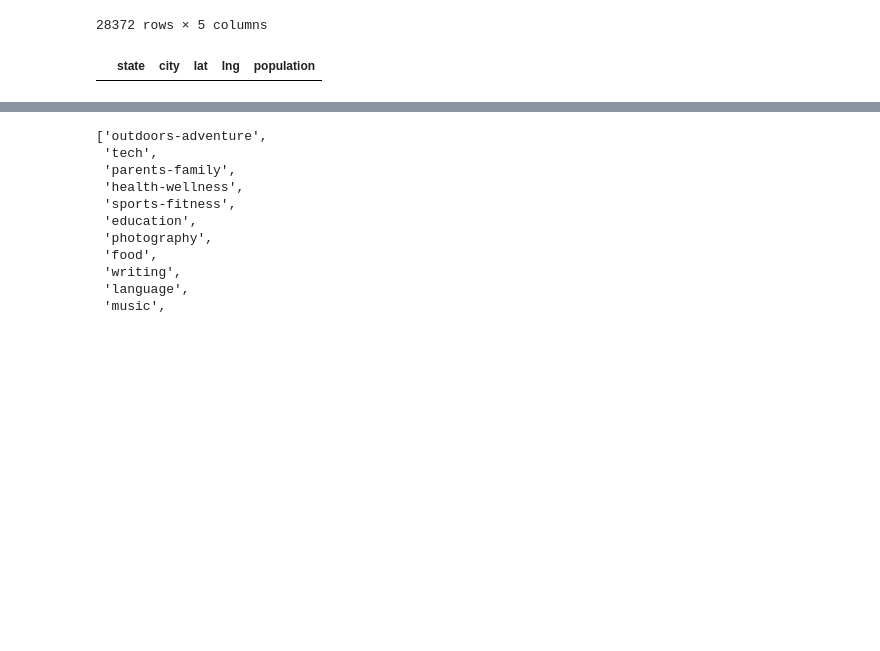
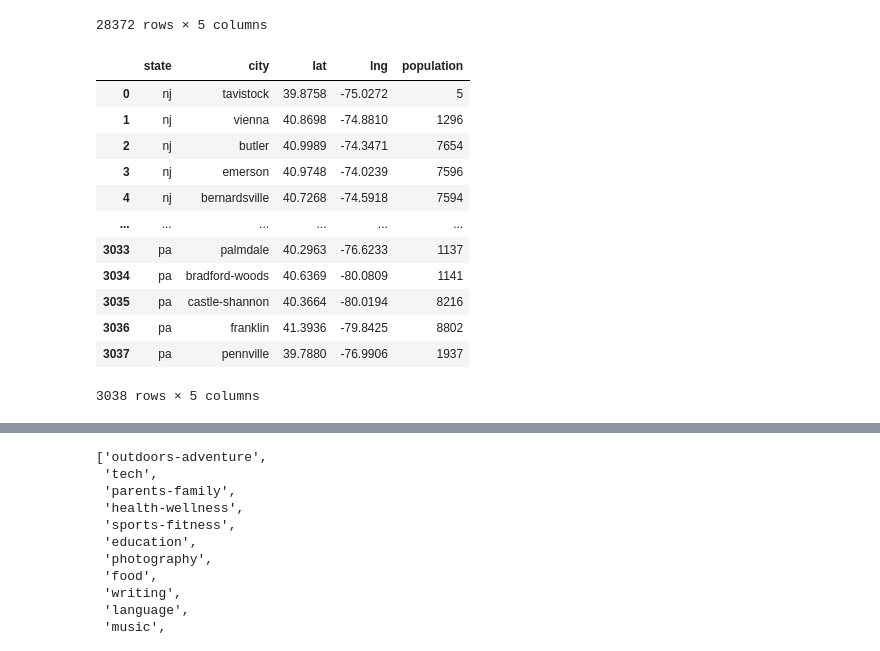
Before and after one commit to MersedehSP/Meetup_Project2, a Jupyter notebook: arts_scraped_data/scrape_arts.ipynb, the cells around one changed output, grey strips where cells are left out. Cells and saved outputs as stored; diff of their text form; code cells hidden in the pictures; blank space fills up the shorter version.

```diff
--- a/arts_scraped_data/scrape_arts.ipynb
+++ b/arts_scraped_data/scrape_arts.ipynb
@@ -49,7 +49,22 @@ uscities_df
 | 28371 | ne | monowi | 42.8307 | -98.3296 | 1 |
 28372 rows × 5 columns
 # %%
-filtered_df = uscities_df.loc[(uscities_df['state'] == 'ny')  (uscities_df['state'] == 'nj') & (uscities_df['state'] == 'pa')]
+filtered_df = uscities_df.loc[(uscities_df['state'] == 'ny') | (uscities_df['state'] == 'nj') | (uscities_df['state'] == 'pa')]
 filtered_df
+
+filtered_df = filtered_df.sort_values(by=['state']).reset_index(drop = True)
+filtered_df
 # %% [output]
 |  | state | city | lat | lng | population |
+| 0 | nj | tavistock | 39.8758 | -75.0272 | 5 |
+| 1 | nj | vienna | 40.8698 | -74.8810 | 1296 |
+| 2 | nj | butler | 40.9989 | -74.3471 | 7654 |
+| 3 | nj | emerson | 40.9748 | -74.0239 | 7596 |
+| 4 | nj | bernardsville | 40.7268 | -74.5918 | 7594 |
+| ... | ... | ... | ... | ... | ... |
+| 3033 | pa | palmdale | 40.2963 | -76.6233 | 1137 |
+| 3034 | pa | bradford-woods | 40.6369 | -80.0809 | 1141 |
+| 3035 | pa | castle-shannon | 40.3664 | -80.0194 | 8216 |
+| 3036 | pa | franklin | 41.3936 | -79.8425 | 8802 |
+| 3037 | pa | pennville | 39.7880 | -76.9906 | 1937 |
+3038 rows × 5 columns
```
Also changed, not shown: parts of 1 cell of this notebook.
